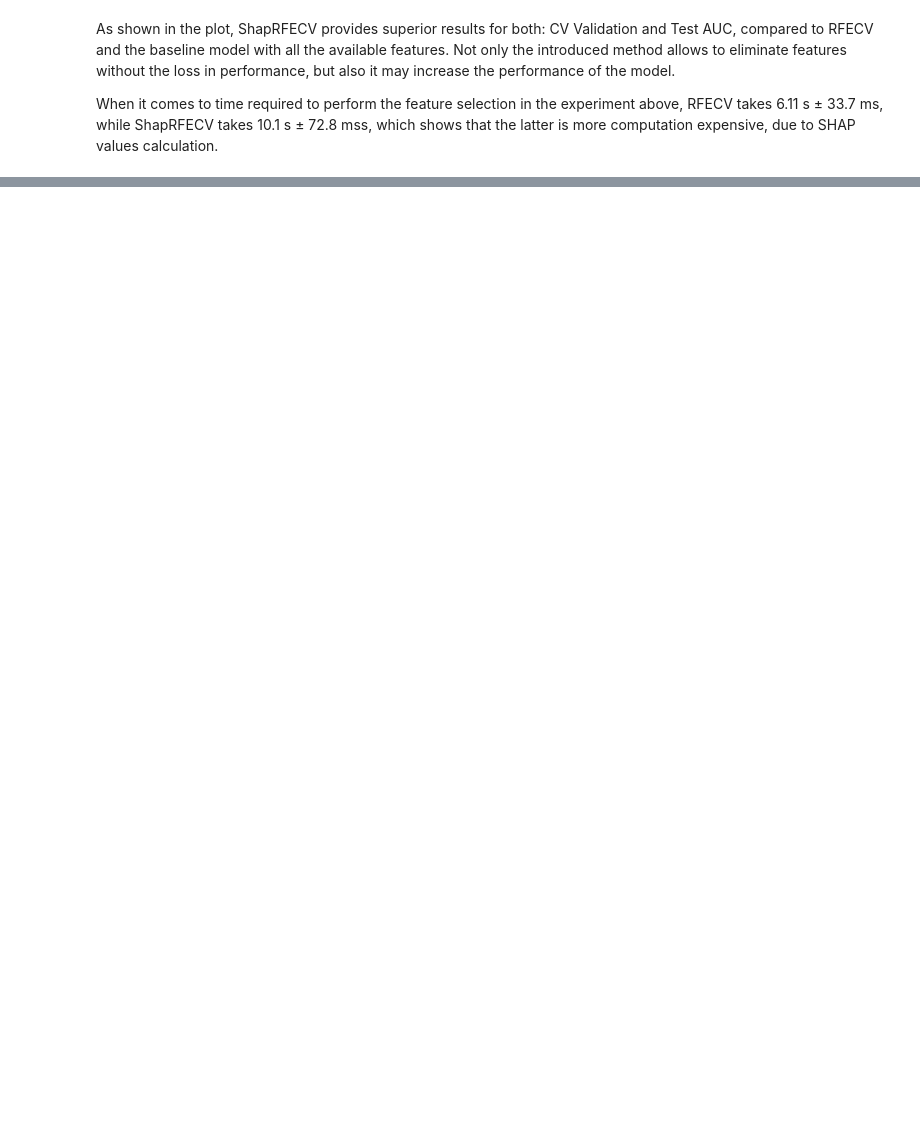
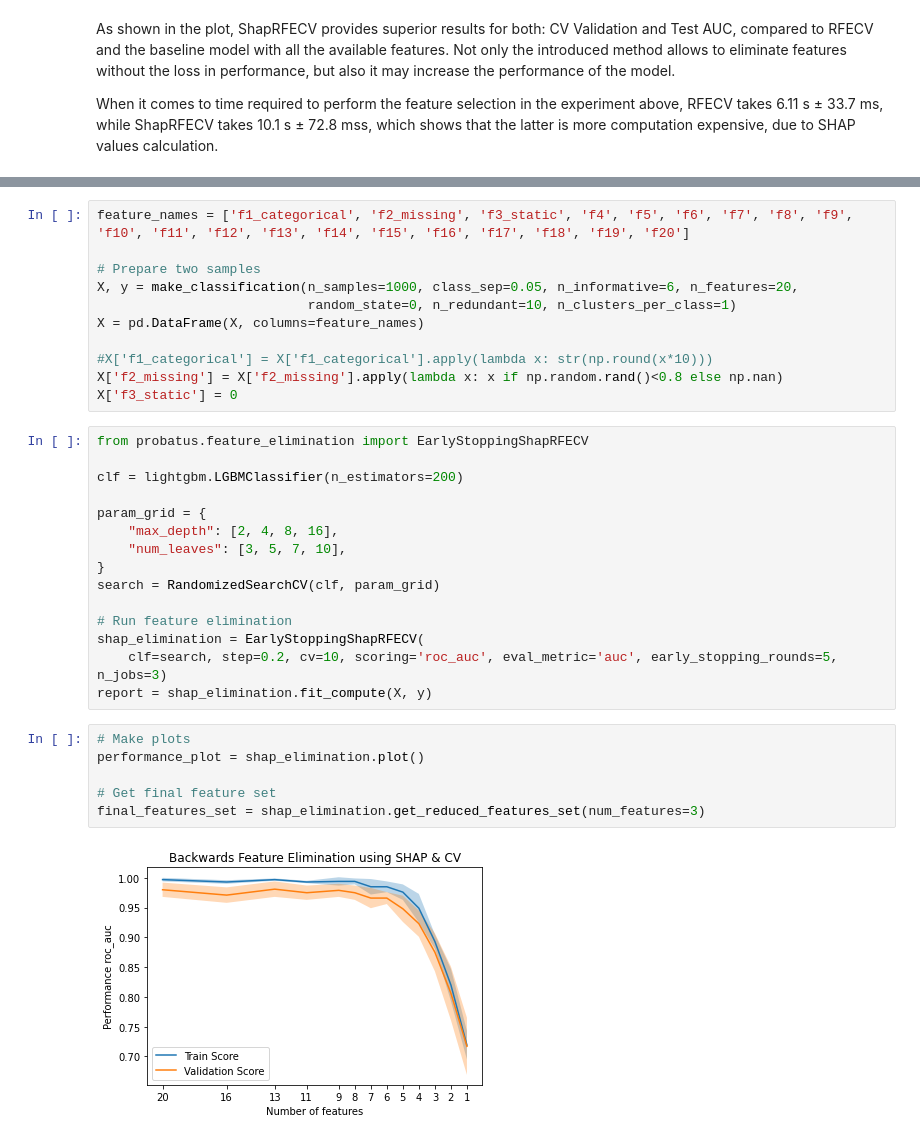
Before and after one commit to ing-bank/probatus, a Jupyter notebook: docs/tutorials/nb_shap_feature_elimination.ipynb, the cells around one changed output, grey strips where cells are left out. Cells and saved outputs as stored; diff of their text form; blank space fills up the shorter version.

```diff
--- a/docs/tutorials/nb_shap_feature_elimination.ipynb
+++ b/docs/tutorials/nb_shap_feature_elimination.ipynb
@@ -243,0 +254,34 @@ When it comes to time required to perform the feature selection in the experimen
+# %%
+feature_names = ['f1_categorical', 'f2_missing', 'f3_static', 'f4', 'f5', 'f6', 'f7', 'f8', 'f9', 'f10', 'f11', 'f12', 'f13', 'f14', 'f15', 'f16', 'f17', 'f18', 'f19', 'f20']
+
+# Prepare two samples
+X, y = make_classification(n_samples=1000, class_sep=0.05, n_informative=6, n_features=20,
+                           random_state=0, n_redundant=10, n_clusters_per_class=1)
+X = pd.DataFrame(X, columns=feature_names)
+
+#X['f1_categorical'] = X['f1_categorical'].apply(lambda x: str(np.round(x*10)))
+X['f2_missing'] = X['f2_missing'].apply(lambda x: x if np.random.rand()<0.8 else np.nan)
+X['f3_static'] = 0
+# %%
+from probatus.feature_elimination import EarlyStoppingShapRFECV
+
+clf = lightgbm.LGBMClassifier(n_estimators=200)
+
+param_grid = {
+    "max_depth": [2, 4, 8, 16],
+    "num_leaves": [3, 5, 7, 10],
+}
+search = RandomizedSearchCV(clf, param_grid)
+
+# Run feature elimination
+shap_elimination = EarlyStoppingShapRFECV(
+    clf=search, step=0.2, cv=10, scoring='roc_auc', eval_metric='auc', early_stopping_rounds=5, n_jobs=3)
+report = shap_elimination.fit_compute(X, y)
+# %%
+# Make plots
+performance_plot = shap_elimination.plot()
+
+# Get final feature set
+final_features_set = shap_elimination.get_reduced_features_set(num_features=3)
+# %% [output]
+[figure, added]
```
Also changed, not shown: parts of 10 cells of this notebook.
